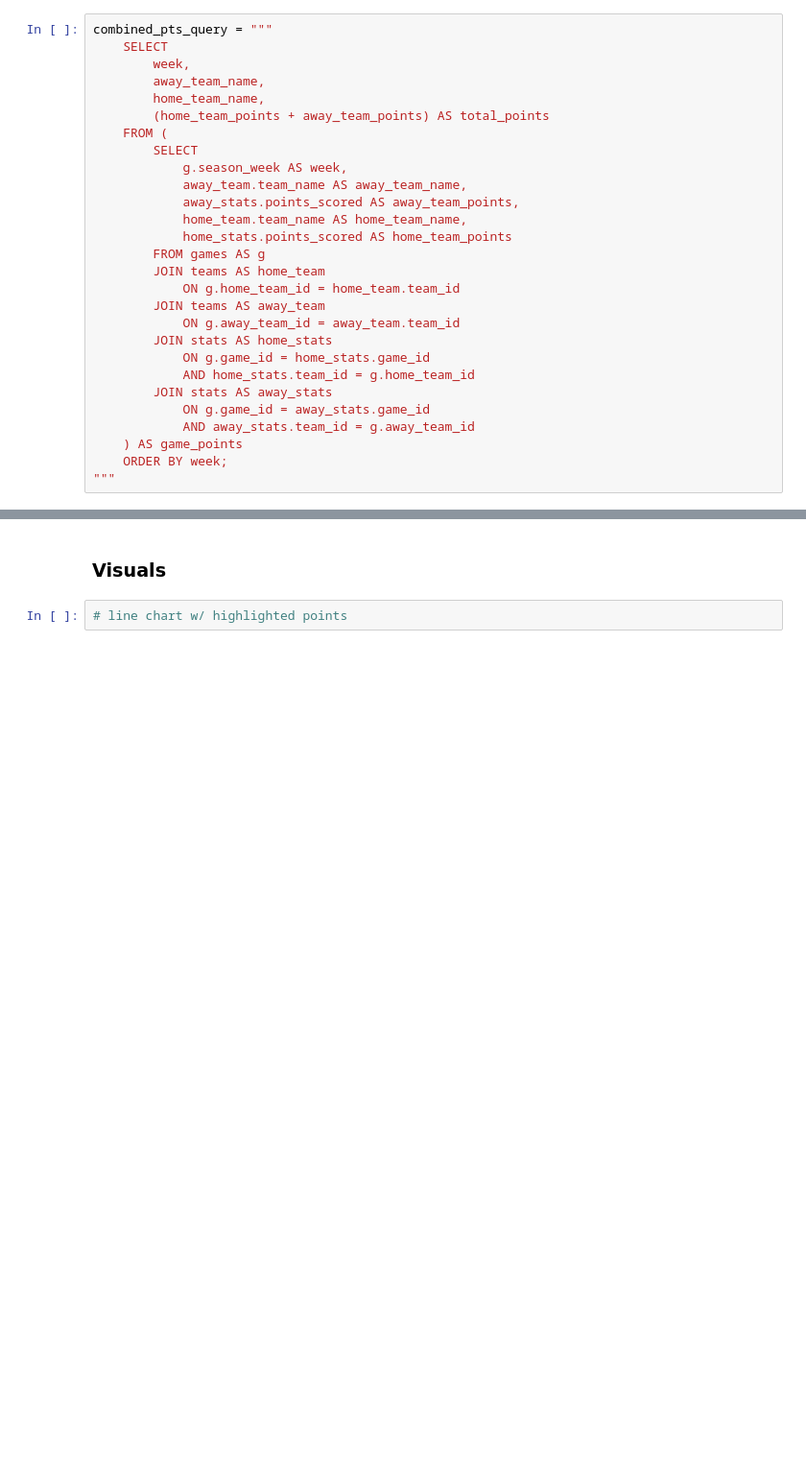
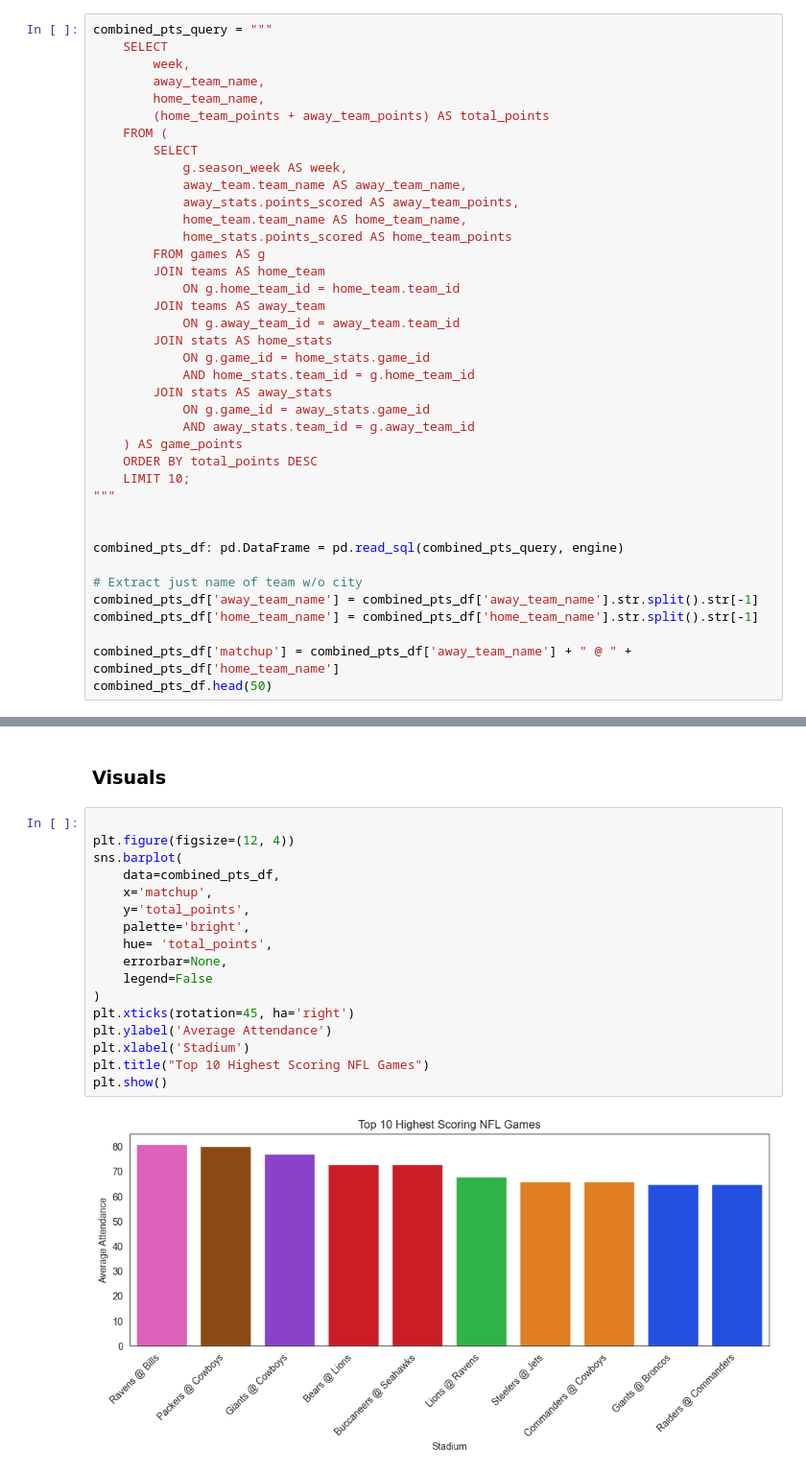
Before and after one commit to danlaratta/nfl_data_analysis, a Jupyter notebook: analysis/analysis.ipynb, the cells around one changed output, grey strips where cells are left out. Shown: that part at 96% size. Drawn from its saved outputs; the diff is of its cells as text; blank space fills up the shorter version.

Commit message:
analysis update
Q5 visual

```diff
--- a/analysis/analysis.ipynb
+++ b/analysis/analysis.ipynb
@@ -254,5 +255,16 @@ combined_pts_query = """
             ON g.game_id = away_stats.game_id
             AND away_stats.team_id = g.away_team_id
     ) AS game_points
-    ORDER BY week;
+    ORDER BY total_points DESC
+    LIMIT 10;
 """
+
+
+combined_pts_df: pd.DataFrame = pd.read_sql(combined_pts_query, engine)
+
+# Extract just name of team w/o city
+combined_pts_df['away_team_name'] = combined_pts_df['away_team_name'].str.split().str[-1]
+combined_pts_df['home_team_name'] = combined_pts_df['home_team_name'].str.split().str[-1]
+
+combined_pts_df['matchup'] = combined_pts_df['away_team_name'] + " @ " + combined_pts_df['home_team_name']
+combined_pts_df.head(50)
@@ -259,4 +283,21 @@ combined_pts_query = """
 # %% [markdown]
 ### Visuals
 # %%
-# line chart w/ highlighted points
+
+plt.figure(figsize=(12, 4))
+sns.barplot(
+    data=combined_pts_df,
+    x='matchup',
+    y='total_points',
+    palette='bright',
+    hue= 'total_points',
+    errorbar=None,
+    legend=False
+)
+plt.xticks(rotation=45, ha='right')
+plt.ylabel('Average Attendance')
+plt.xlabel('Stadium')
+plt.title("Top 10 Highest Scoring NFL Games")
+plt.show()
+# %% [output]
+[figure, added]
```
Also changed, not shown: parts of 4 cells of this notebook.
